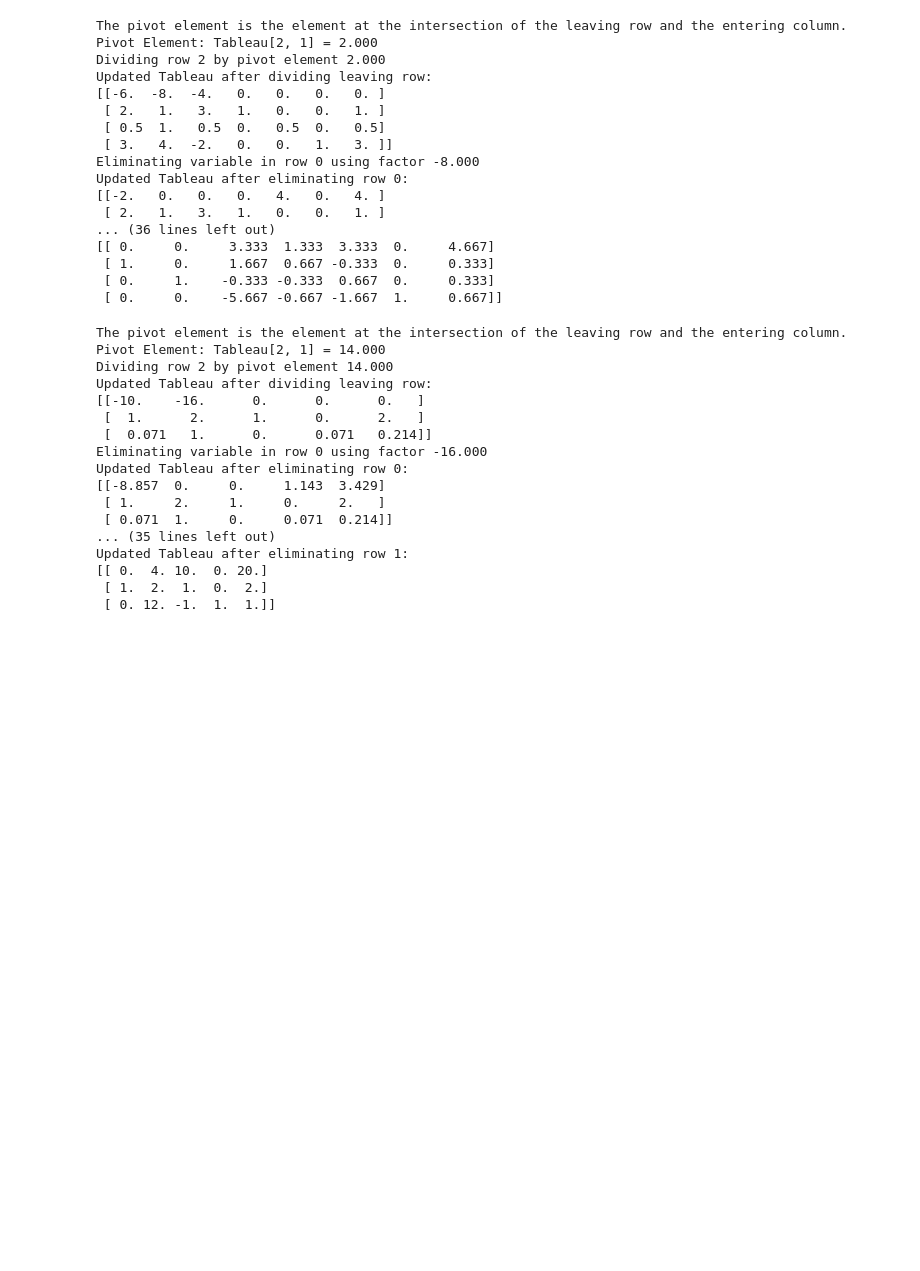
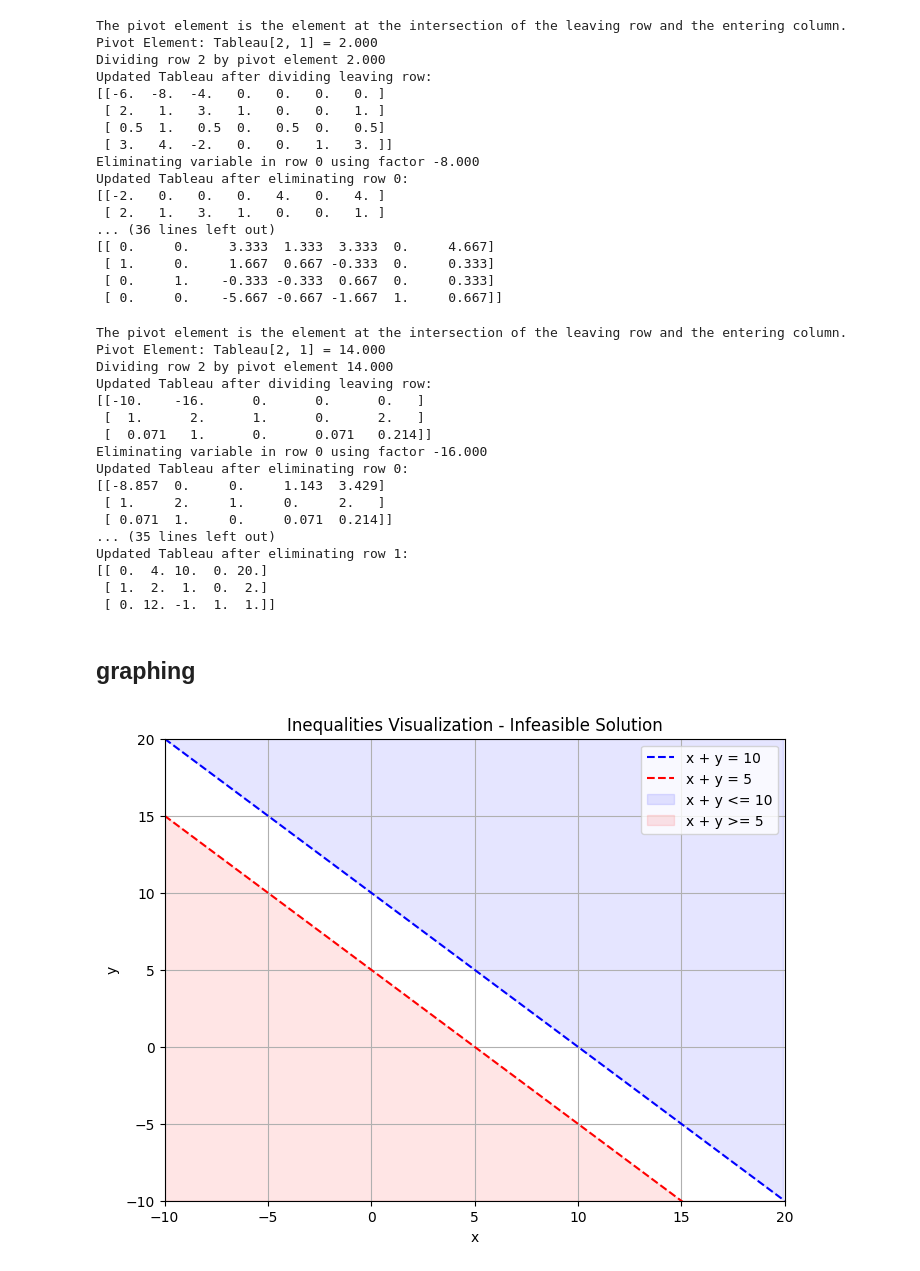
Before and after one commit to Spagestic/simplex-py, a Jupyter notebook: test.ipynb, the cells around one changed output. Cells and saved outputs as stored; diff of their text form; code cells hidden in the pictures; blank space fills up the shorter version.

Commit message:
graphing

```diff
--- a/test.ipynb
+++ b/test.ipynb
@@ -525,3 +525,5 @@ Updated Tableau after eliminating row 1:
 [[ 0.  4. 10.  0. 20.]
  [ 1.  2.  1.  0.  2.]
  [ 0. 12. -1.  1.  1.]]
+# %% [markdown]
+## graphing
@@ -527,0 +564,41 @@ Updated Tableau after eliminating row 1:
+# %%
+import numpy as np
+import matplotlib.pyplot as plt
+
+# Create a grid of x values
+x = np.linspace(-10, 20, 400)
+y1_upper = 10 - x  # for the line x + y = 10 (upper bound)
+y2_lower = 5 - x    # for the line x + y = 5 (lower bound)
+
+# Create the plot
+plt.figure(figsize=(8, 6))
+
+# Add the lines representing the boundaries of the inequalities
+plt.plot(x, y1_upper, linestyle='--', color='blue', label='x + y = 10')
+plt.plot(x, y2_lower, linestyle='--', color='red', label='x + y = 5')
+
+# Shade the region where x + y <= 10
+plt.fill_between(x, y1_upper, 20, where=(y1_upper > -10), color='blue', alpha=0.1, label='x + y <= 10')
+
+# Shade the region where x + y >= 5
+plt.fill_between(x, y2_lower, -10, where=(y2_lower < 20), color='red', alpha=0.1, label='x + y >= 5')
+
+# Since the inequalities x + y >= 10 and x + y <= 5 are contradictory, there is no feasible region.
+# Instead of shading, display a message indicating that the solution is infeasible.
+# plt.text(0.5, 0.5, "Infeasible Solution: The inequalities are contradictory.",
+#          horizontalalignment='center', verticalalignment='center',
+#          fontsize=12, color='red', transform=plt.gca().transAxes)
+
+# Update layout
+plt.title('Inequalities Visualization - Infeasible Solution')
+plt.xlabel('x')
+plt.ylabel('y')
+plt.xlim([-10, 20])
+plt.ylim([-10, 20])
+plt.legend()
+plt.grid(True)
+
+# Show the plot
+plt.show()
+# %% [output]
+[figure, added]
```
Also changed, not shown: parts of 1 cell of this notebook.
